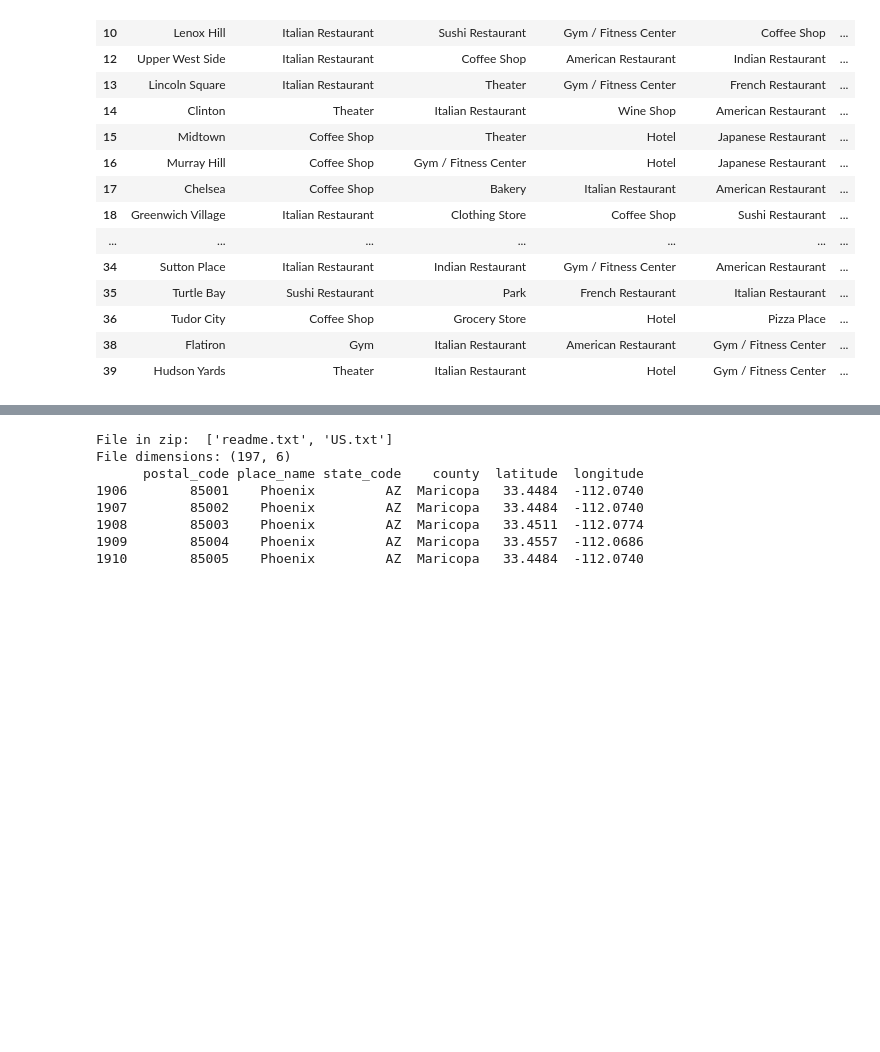
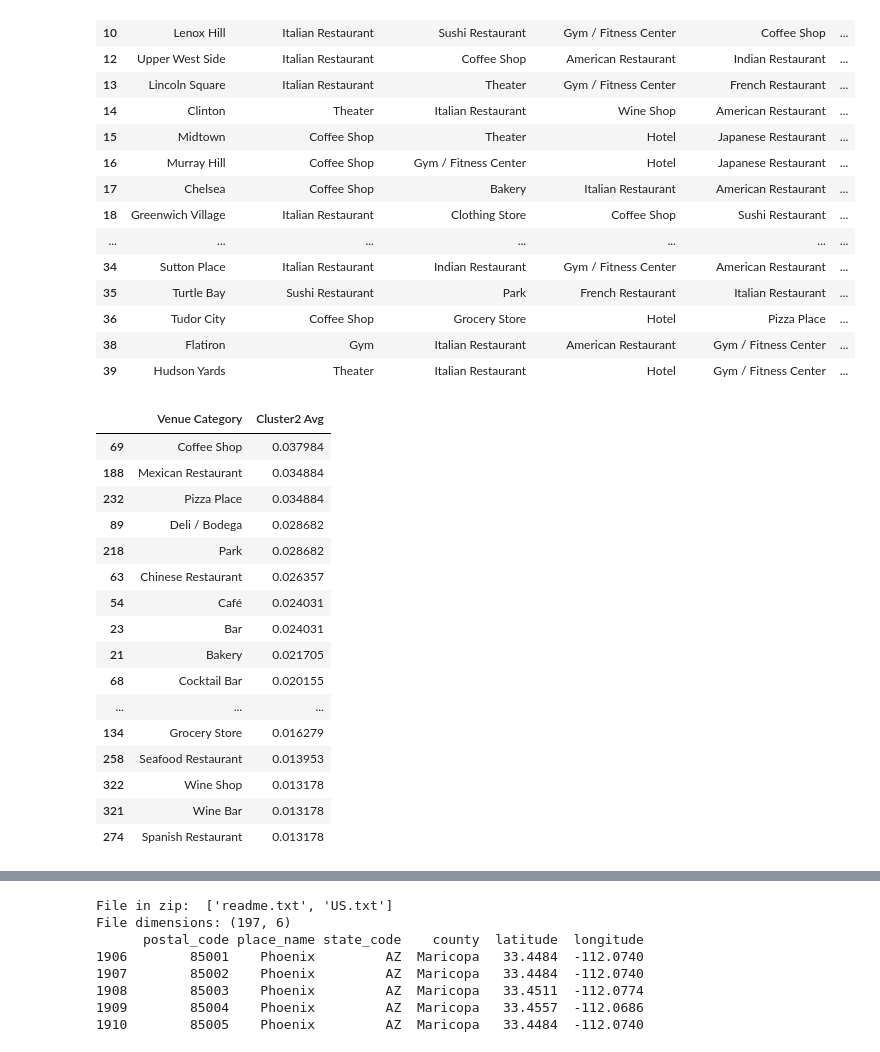
Before and after one commit to bit-kitty/Coursera-IBM-Data-Science, a Jupyter notebook: Coursera_Capstone-Battle_of_the_Neighborhoods-PHX.ipynb, the cells around one changed output, grey strips where cells are left out. Drawn from its saved outputs; the diff is of its cells as text; code cells hidden in the pictures; blank space fills up the shorter version.

```diff
--- a/Coursera_Capstone-Battle_of_the_Neighborhoods-PHX.ipynb
+++ b/Coursera_Capstone-Battle_of_the_Neighborhoods-PHX.ipynb
@@ -615,6 +647,41 @@ manhattan_merged.loc[manhattan_merged['Cluster Labels'] == 0, manhattan_merged.c
 | 36 | Tudor City | Coffee Shop | Grocery Store | Hotel | Pizza Place | ... |
 | 38 | Flatiron | Gym | Italian Restaurant | American Restaurant | Gym / Fitness Center | ... |
 | 39 | Hudson Yards | Theater | Italian Restaurant | Hotel | Gym / Fitness Center | ... |
+# %%
+# add clustering labels to venue frequencies for Cluster 2
+hr_1hot = manhattan_onehot
+
+hr = manhattan_merged.loc[manhattan_merged['Cluster Labels'] == 1]
+hr = hr[['Neighborhood','Cluster Labels']]
+hr_1hot = pd.merge(hr_1hot, hr, on= 'Neighborhood')
+
+#hr_1hot
+
+hr_avgcat = hr_1hot.mean()
+hr_avgcat = pd.Series.to_frame(hr_avgcat)
+hr_avgcat.reset_index(inplace = True)
+hr_avgcat.columns =['Venue Category','Cluster2 Avg']
+hr_avgcat = hr_avgcat[hr_avgcat['Venue Category'] != 'Cluster Labels']
+hr_avgtopcat = hr_avgcat.sort_values(by='Cluster2 Avg', ascending = False) #, axis = 0,  inplace = False)
+hr_avgtopcat.head(20)
+# %% [output]
+|  | Venue Category | Cluster2 Avg |
+| 69 | Coffee Shop | 0.037984 |
+| 188 | Mexican Restaurant | 0.034884 |
+| 232 | Pizza Place | 0.034884 |
+| 89 | Deli / Bodega | 0.028682 |
+| 218 | Park | 0.028682 |
+| 63 | Chinese Restaurant | 0.026357 |
+| 54 | Café | 0.024031 |
+| 23 | Bar | 0.024031 |
+| 21 | Bakery | 0.021705 |
+| 68 | Cocktail Bar | 0.020155 |
+| ... | ... | ... |
+| 134 | Grocery Store | 0.016279 |
+| 258 | Seafood Restaurant | 0.013953 |
+| 322 | Wine Shop | 0.013178 |
+| 321 | Wine Bar | 0.013178 |
+| 274 | Spanish Restaurant | 0.013178 |
 # %%
 # Cluster 2 (14 Purple Dots):
 manhattan_merged.loc[manhattan_merged['Cluster Labels'] == 1, manhattan_merged.columns[[1] + list(range(5, manhattan_merged.shape[1]))]]
```
Also changed, not shown: parts of 6 cells of this notebook.
